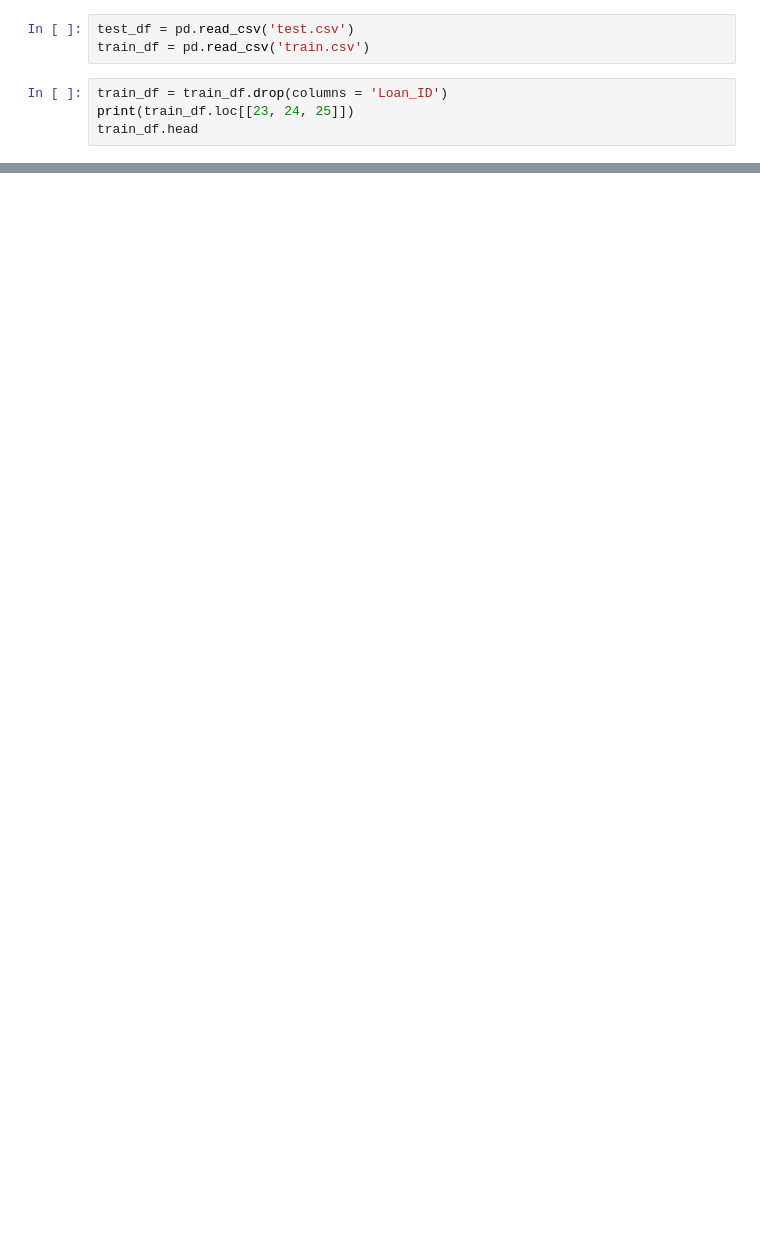
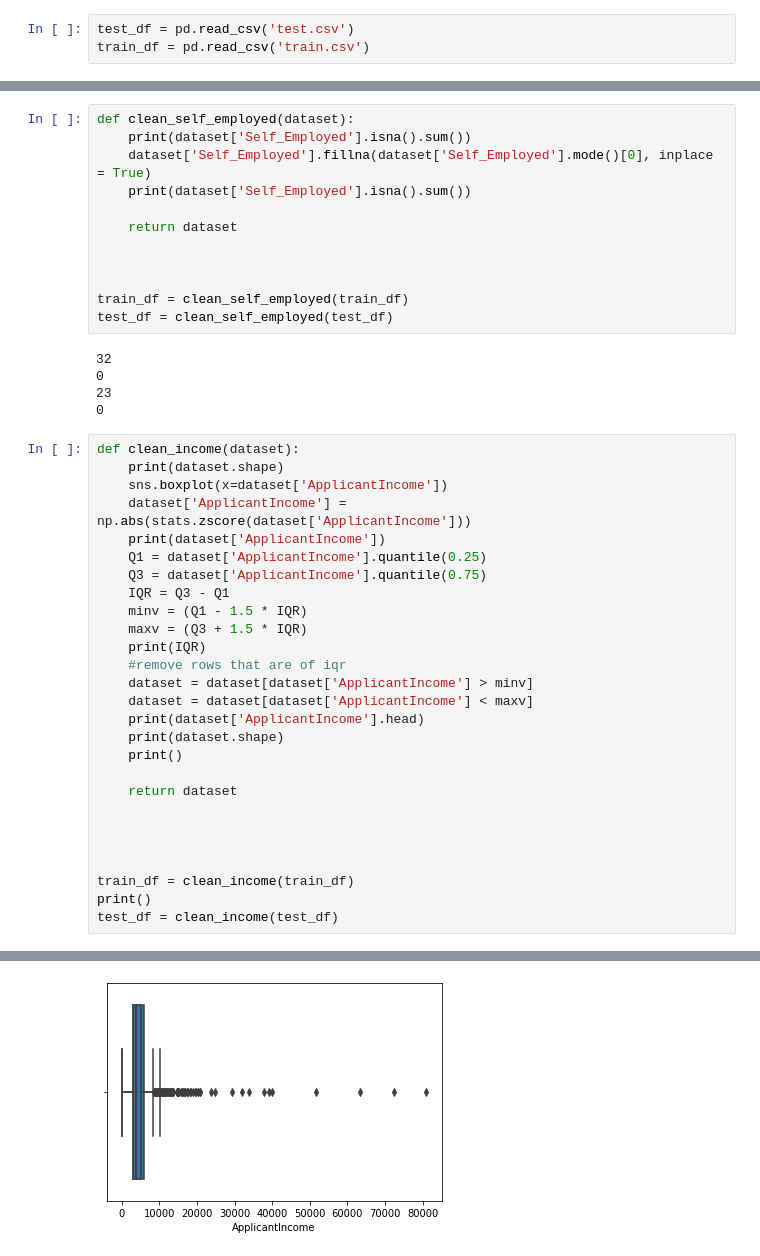
Before and after one commit to TreadKing/Python-Class, a Jupyter notebook: Project/ProjectTest.ipynb, the cells around one changed output, grey strips where cells are left out. Drawn from its saved outputs; the diff is of its cells as text; blank space fills up the shorter version.

Commit message:
Cleaned all data, need more tho

```diff
--- a/Project/ProjectTest.ipynb
+++ b/Project/ProjectTest.ipynb
@@ -6,7 +8,3 @@ from sklearn import model_selection, preprocessing
 # %%
 test_df = pd.read_csv('test.csv')
 train_df = pd.read_csv('train.csv')
-# %%
-train_df = train_df.drop(columns = 'Loan_ID')
-print(train_df.loc[[23, 24, 25]])
-train_df.head
@@ -98,0 +141,45 @@ Gender Married Dependents Education Self_Employed  ApplicantIncome  \
+# %%
+def clean_self_employed(dataset):
+    print(dataset['Self_Employed'].isna().sum())
+    dataset['Self_Employed'].fillna(dataset['Self_Employed'].mode()[0], inplace = True)
+    print(dataset['Self_Employed'].isna().sum())
+
+    return dataset
+
+
+
+train_df = clean_self_employed(train_df)
+test_df = clean_self_employed(test_df)
+# %% [output]
+32
+0
+23
+0
+# %%
+def clean_income(dataset):
+    print(dataset.shape)
+    sns.boxplot(x=dataset['ApplicantIncome'])
+    dataset['ApplicantIncome'] = np.abs(stats.zscore(dataset['ApplicantIncome']))
+    print(dataset['ApplicantIncome'])
+    Q1 = dataset['ApplicantIncome'].quantile(0.25)
+    Q3 = dataset['ApplicantIncome'].quantile(0.75)
+    IQR = Q3 - Q1
+    minv = (Q1 - 1.5 * IQR)
+    maxv = (Q3 + 1.5 * IQR)
+    print(IQR)
+    #remove rows that are of iqr
+    dataset = dataset[dataset['ApplicantIncome'] > minv]
+    dataset = dataset[dataset['ApplicantIncome'] < maxv]
+    print(dataset['ApplicantIncome'].head)
+    print(dataset.shape)
+    print()
+
+    return dataset
+
+
+
+
+train_df = clean_income(train_df)
+print()
+test_df = clean_income(test_df)
+# %% [output]
@@ -98,0 +203 @@ Gender Married Dependents Education Self_Employed  ApplicantIncome  \
+[figure, added]
```
Also changed, not shown: parts of 14 cells of this notebook.
